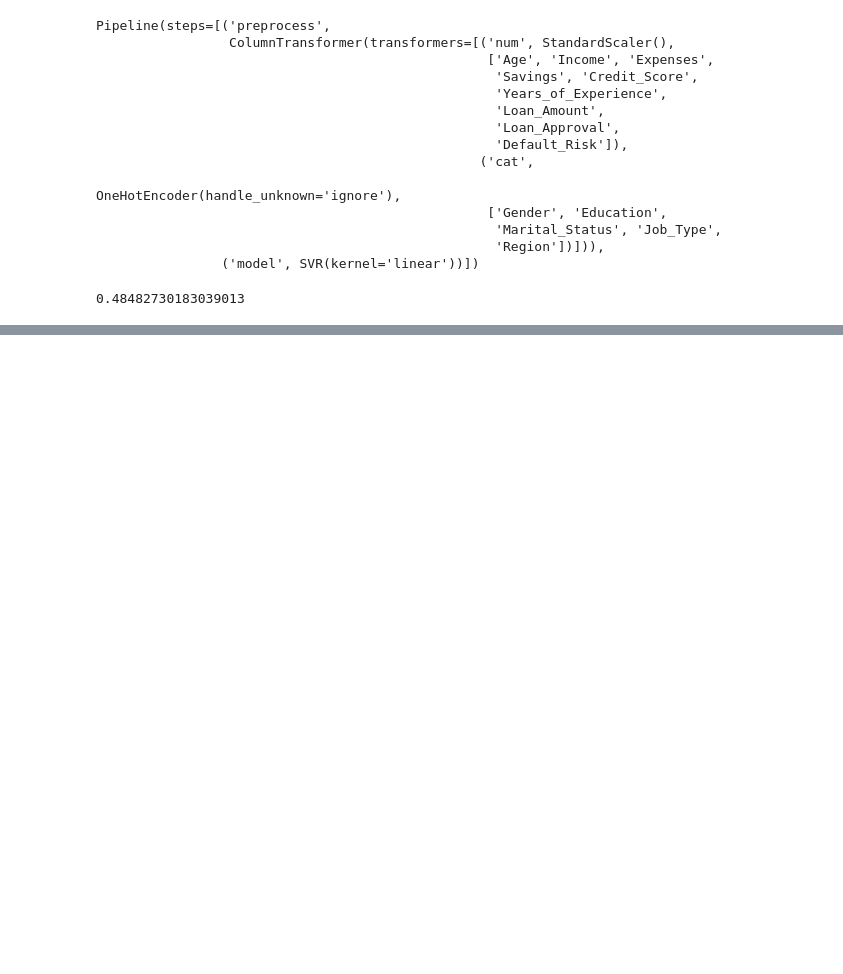
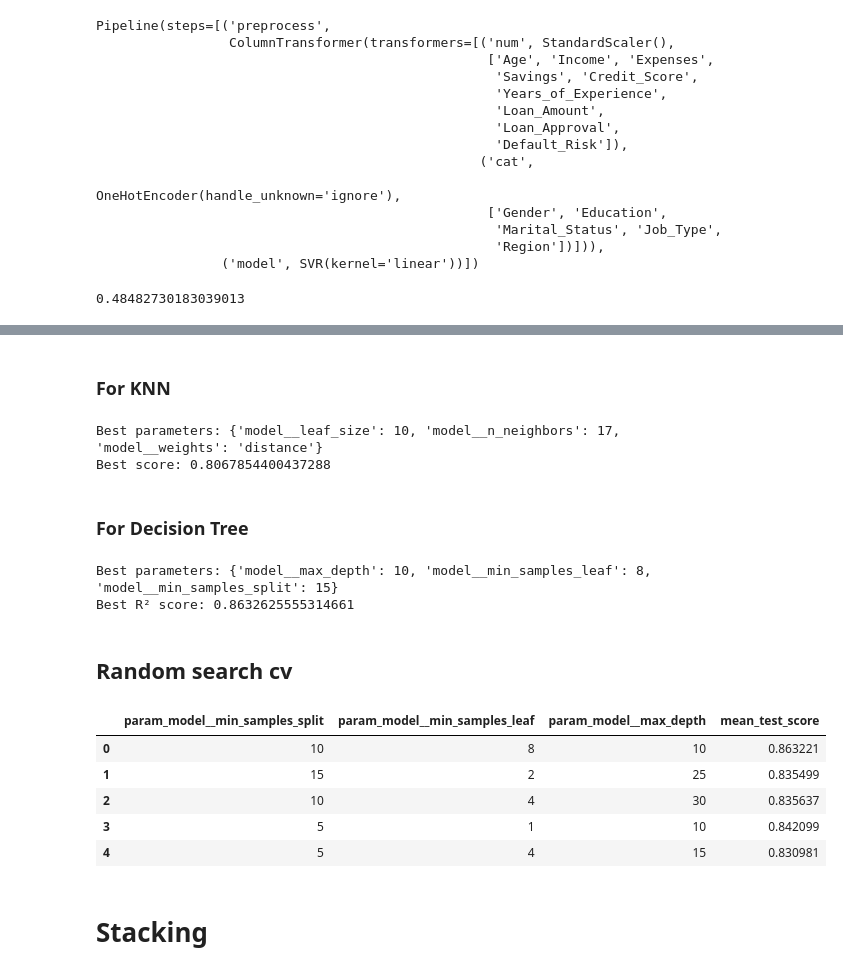
Before and after one commit to MyLeo0087/Maching_Learning_Project, a Jupyter notebook: Income/income.ipynb, the cells around one changed output, grey strips where cells are left out. Cells and saved outputs as stored; diff of their text form; code cells hidden in the pictures; blank space fills up the shorter version.

Commit message:
complete model

```diff
--- a/Income/income.ipynb
+++ b/Income/income.ipynb
@@ -163,7 +163,7 @@ from sklearn.neighbors import KNeighborsRegressor
 
 model_knn = Pipeline(steps=[
     ('preprocessing',preprocess_st_on),
-    ('model', KNeighborsRegressor(n_neighbors=25))
+    ('model', KNeighborsRegressor(n_neighbors=17,leaf_size=10,weights="distance"))
 ])
 
 model_knn.fit(X_train,y_train)
@@ -240,7 +242,7 @@ from sklearn.tree import DecisionTreeRegressor
 
 model_dt = Pipeline(steps=[
     ('preprocess',preprocess_st_on),
-    ('model',DecisionTreeRegressor(max_depth=20,random_state=42))
+    ('model',DecisionTreeRegressor(max_depth=10,min_samples_leaf=8,min_samples_split=2))
 ])
 
 model_dt.fit(X_train,y_train)
@@ -307,0 +333,66 @@ r2_svr
+# %% [markdown]
+### For KNN
+# %%
+from sklearn.model_selection import GridSearchCV
+
+param_grid = {
+    'model__n_neighbors': [3,5,7,9,11,13,17,25],
+    'model__leaf_size': [10,20,30,50,60],
+    'model__weights': ['uniform','distance']
+}
+
+grid = GridSearchCV(model_knn, param_grid, cv=5,scoring="r2")
+grid.fit(X, y)
+
+print("Best parameters:", grid.best_params_)
+print("Best score:", grid.best_score_)
+# %% [output]
+Best parameters: {'model__leaf_size': 10, 'model__n_neighbors': 17, 'model__weights': 'distance'}
+Best score: 0.8067854400437288
+# %% [markdown]
+### For Decision Tree
+# %%
+from sklearn.model_selection import GridSearchCV
+from sklearn.tree import DecisionTreeRegressor
+
+param_grid = {
+    'model__max_depth': [10, 15, 20, 25, 30],
+    'model__min_samples_split': [2, 5, 10, 15],
+    'model__min_samples_leaf': [1, 2, 4, 8]
+}
+
+grid = GridSearchCV(model_dt, param_grid, cv=5, scoring='r2')
+grid.fit(X_train, y_train)
+
+print("Best parameters:", grid.best_params_)
+print("Best R² score:", grid.best_score_)
+# %% [output]
+Best parameters: {'model__max_depth': 10, 'model__min_samples_leaf': 8, 'model__min_samples_split': 15}
+Best R² score: 0.8632625555314661
+# %% [markdown]
+## Random search cv
+# %%
+from sklearn.model_selection import RandomizedSearchCV
+
+param_grid = {
+    'model__max_depth': [10, 15, 20, 25, 30],
+    'model__min_samples_split': [2, 5, 10, 15],
+    'model__min_samples_leaf': [1, 2, 4, 8]
+}
+
+random = RandomizedSearchCV(model_dt,param_grid,n_iter=5,cv=5,scoring='r2')
+
+random.fit(X_train,y_train)
+
+
+result = pd.DataFrame(random.cv_results_)
+result[['param_model__min_samples_split','param_model__min_samples_leaf','param_model__max_depth','mean_test_score']]
+# %% [output]
+|  | param_model__min_samples_split | param_model__min_samples_leaf | param_model__max_depth | mean_test_score |
+| 0 | 10 | 8 | 10 | 0.863221 |
+| 1 | 15 | 2 | 25 | 0.835499 |
+| 2 | 10 | 4 | 30 | 0.835637 |
+| 3 | 5 | 1 | 10 | 0.842099 |
+| 4 | 5 | 4 | 15 | 0.830981 |
+# %% [markdown]
+# Stacking
```
Also changed, not shown: parts of 25 cells of this notebook, 1 other file.
